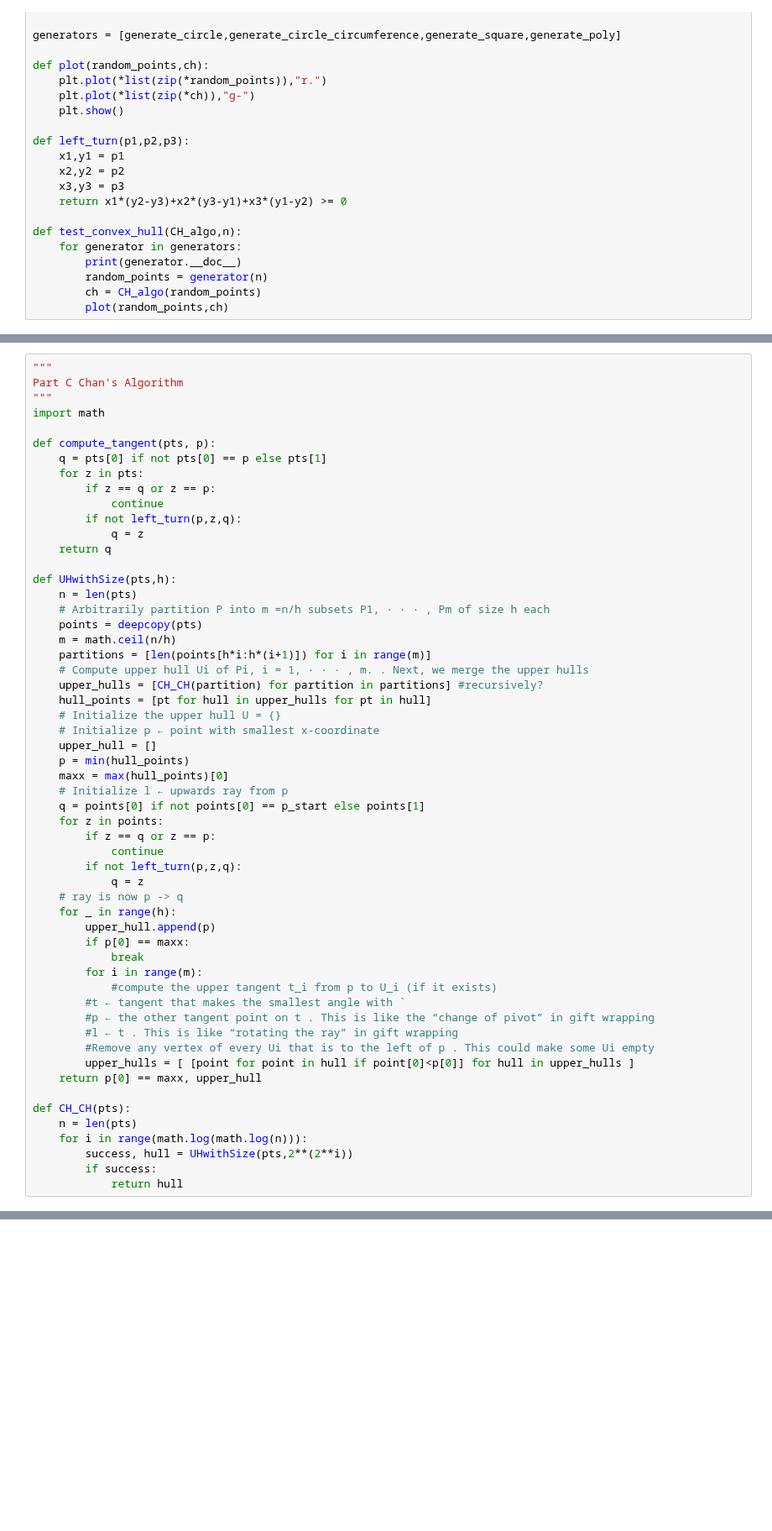
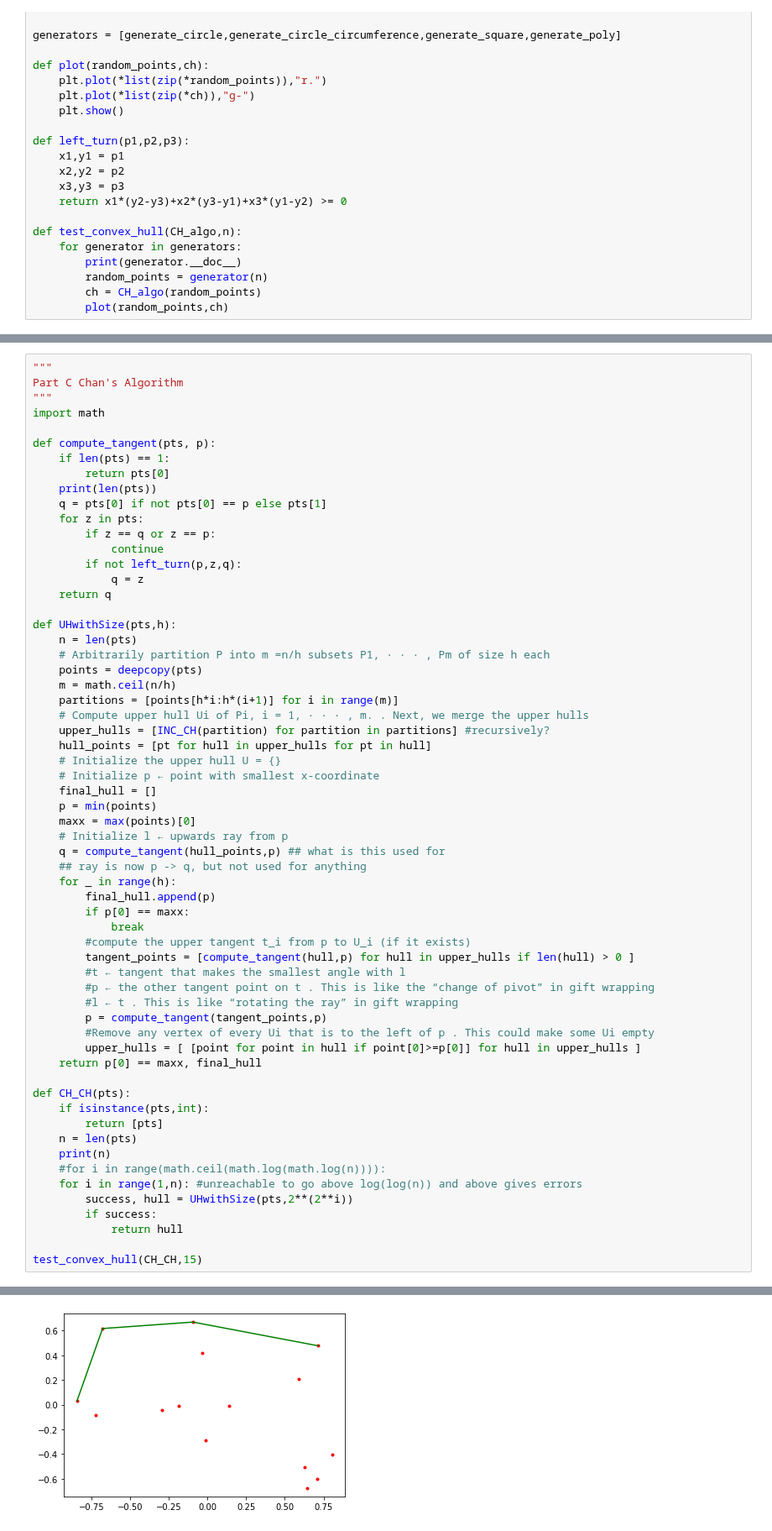
Before and after one commit to Nimakii/etkortnavn, a Jupyter notebook: handin2/H2.ipynb, the cells around one changed output, grey strips where cells are left out. Shown at 84% size. Drawn from its saved outputs; the diff is of its cells as text; blank space fills up the shorter version.

```diff
--- a/handin2/H2.ipynb
+++ b/handin2/H2.ipynb
@@ -151,6 +151,9 @@ Part C Chan's Algorithm
 import math
 
 def compute_tangent(pts, p):
+    if len(pts) == 1:
+        return pts[0]
+    print(len(pts))
     q = pts[0] if not pts[0] == p else pts[1]
     for z in pts:
         if z == q or z == p:
@@ -164,39 +167,42 @@ def UHwithSize(pts,h):
     # Arbitrarily partition P into m =n/h subsets P1, · · · , Pm of size h each
     points = deepcopy(pts)
     m = math.ceil(n/h)
-    partitions = [len(points[h*i:h*(i+1)]) for i in range(m)]
+    partitions = [points[h*i:h*(i+1)] for i in range(m)]
     # Compute upper hull Ui of Pi, i = 1, · · · , m. . Next, we merge the upper hulls
-    upper_hulls = [CH_CH(partition) for partition in partitions] #recursively?
+    upper_hulls = [INC_CH(partition) for partition in partitions] #recursively?
     hull_points = [pt for hull in upper_hulls for pt in hull]
     # Initialize the upper hull U = {}
     # Initialize p ← point with smallest x-coordinate
-    upper_hull = []
-    p = min(hull_points)
-    maxx = max(hull_points)[0]
+    final_hull = []
+    p = min(points)
+    maxx = max(points)[0]
     # Initialize l ← upwards ray from p
-    q = points[0] if not points[0] == p_start else points[1]
-    for z in points:
-        if z == q or z == p:
-            continue
-        if not left_turn(p,z,q):
-            q = z
-    # ray is now p -> q
+    q = compute_tangent(hull_points,p) ## what is this used for
+    ## ray is now p -> q, but not used for anything
     for _ in range(h):
-        upper_hull.append(p)
+        final_hull.append(p)
         if p[0] == maxx:
             break
-        for i in range(m):
-            #compute the upper tangent t_i from p to U_i (if it exists)
-        #t ← tangent that makes the smallest angle with `
+        #compute the upper tangent t_i from p to U_i (if it exists)
+        tangent_points = [compute_tangent(hull,p) for hull in upper_hulls if len(hull) > 0 ]
+        #t ← tangent that makes the smallest angle with l
         #p ← the other tangent point on t . This is like the “change of pivot” in gift wrapping
         #l ← t . This is like “rotating the ray” in gift wrapping
+        p = compute_tangent(tangent_points,p)
         #Remove any vertex of every Ui that is to the left of p . This could make some Ui empty
-        upper_hulls = [ [point for point in hull if point[0]<p[0]] for hull in upper_hulls ]
-    return p[0] == maxx, upper_hull
+        upper_hulls = [ [point for point in hull if point[0]>=p[0]] for hull in upper_hulls ]
+    return p[0] == maxx, final_hull
 
 def CH_CH(pts):
+    if isinstance(pts,int):
+        return [pts]
     n = len(pts)
-    for i in range(math.log(math.log(n))):
+    print(n)
+    #for i in range(math.ceil(math.log(math.log(n)))):
+    for i in range(1,n): #unreachable to go above log(log(n)) and above gives errors
         success, hull = UHwithSize(pts,2**(2**i))
         if success:
             return hull
+
+test_convex_hull(CH_CH,15)
+# %% [output]
@@ -202,0 +226 @@ def CH_CH(pts):
+[figure, added]
```
Also changed, not shown: parts of 6 cells of this notebook.
